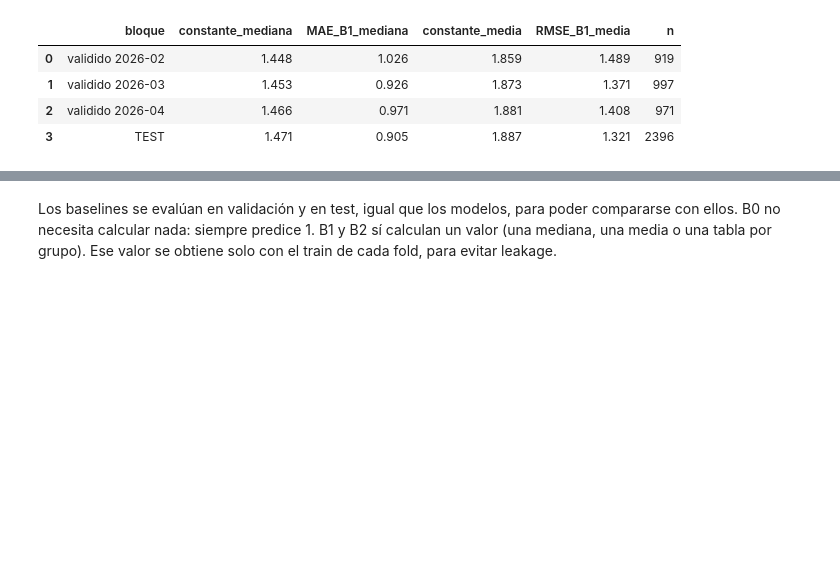
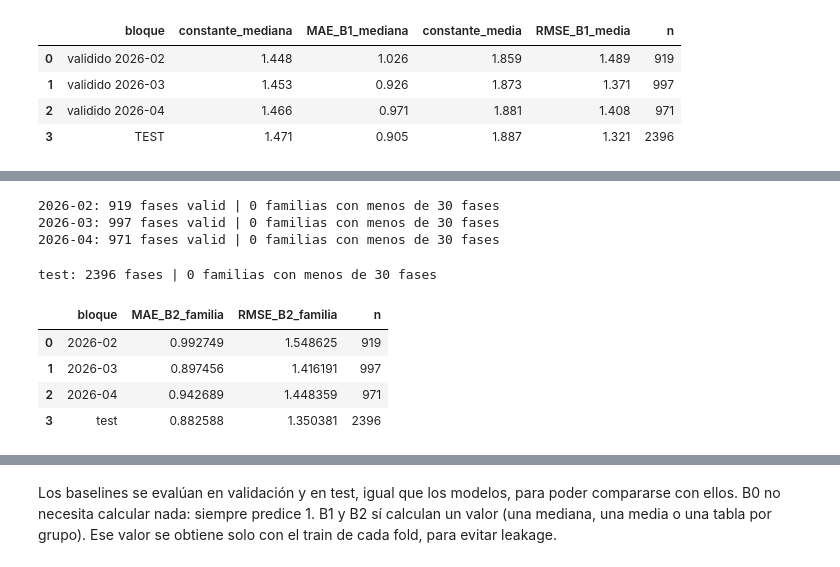
Before and after one commit to muntrans/TFM, a Jupyter notebook: 10.Modelado/10.1_Baselines.ipynb, the cells around one changed output, grey strips where cells are left out. Cells and saved outputs as stored; diff of their text form; code cells hidden in the pictures; blank space fills up the shorter version.

```diff
--- a/10.Modelado/10.1_Baselines.ipynb
+++ b/10.Modelado/10.1_Baselines.ipynb
@@ -224,0 +288,60 @@ RMSE_B1_media: El RMSE que se obtiene al predecir esa constante.
+# %%
+MIN_FASES = 30
+
+df_B2 = df_B0[["IDMOTask", "split", "mes_orden", "ratio"]].copy()
+df_B2["pred_B2_familia"] = np.nan
+
+tablas_familia = {}
+for mes in MESES_VALIDACION:
+    train, valid = obtener_fold(df_B0, mes)
+    mediana_global = train["ratio"].median() # Mediana global del train
+    resumen = train.groupby("Familia Maquinas")["ratio"].agg(["median", "size"]) # Mediana y número de fases por familia en el train
+    tablas_familia[mes] = resumen
+    mediana_familias = resumen.loc[resumen["size"] >= MIN_FASES, "median"] # Nos quedamos solo con las familias con suficientes fases
+
+    pred = valid["Familia Maquinas"].map(mediana_familias)
+    n_fallback = pred.isna().sum()
+    df_B2.loc[valid.index, "pred_B2_familia"] = pred.fillna(mediana_global)
+
+    print(f"{mes}: {len(valid)} fases valid | {n_fallback} familias con menos de 30 fases")
+# %% [output]
+2026-02: 919 fases valid | 0 familias con menos de 30 fases
+2026-03: 997 fases valid | 0 familias con menos de 30 fases
+2026-04: 971 fases valid | 0 familias con menos de 30 fases
+# %%
+desarrollo = df_B0[df_B0["split"] == "desarrollo"]
+test       = df_B0[df_B0["split"] == "test"]
+
+mediana_global_dev = desarrollo["ratio"].median()
+resumen_dev = desarrollo.groupby("Familia Maquinas")["ratio"].agg(["median", "size"])
+tablas_familia["test"] = resumen_dev
+
+mediana_familias_dev = resumen_dev.loc[resumen_dev["size"] >= MIN_FASES, "median"]
+
+pred_test = test["Familia Maquinas"].map(mediana_familias_dev)
+print(f"test: {len(test)} fases | {pred_test.isna().sum()} familias con menos de 30 fases")
+df_B2.loc[test.index, "pred_B2_familia"] = pred_test.fillna(mediana_global_dev)
+# %% [output]
+test: 2396 fases | 0 familias con menos de 30 fases
+# %%
+filas = []
+for periodo in MESES_VALIDACION + ["test"]:
+    if periodo == "test":
+        datos = df_B2[df_B2["split"] == "test"]
+    else:
+        datos = df_B2[(df_B2["split"] == "desarrollo") & (df_B2["mes_orden"] == periodo)]
+
+    m = metricas(datos["ratio"], datos["pred_B2_familia"])
+    filas.append({"bloque": periodo,
+                  "MAE_B2_familia": m["MAE"],
+                  "RMSE_B2_familia": m["RMSE"],
+                  "n": m["n"]})
+
+tabla_B2_familia = pd.DataFrame(filas)
+tabla_B2_familia
+# %% [output]
+|  | bloque | MAE_B2_familia | RMSE_B2_familia | n |
+| 0 | 2026-02 | 0.992749 | 1.548625 | 919 |
+| 1 | 2026-03 | 0.897456 | 1.416191 | 997 |
+| 2 | 2026-04 | 0.942689 | 1.448359 | 971 |
+| 3 | test | 0.882588 | 1.350381 | 2396 |
```
Also changed, not shown: parts of 12 cells of this notebook, 3 other files.
